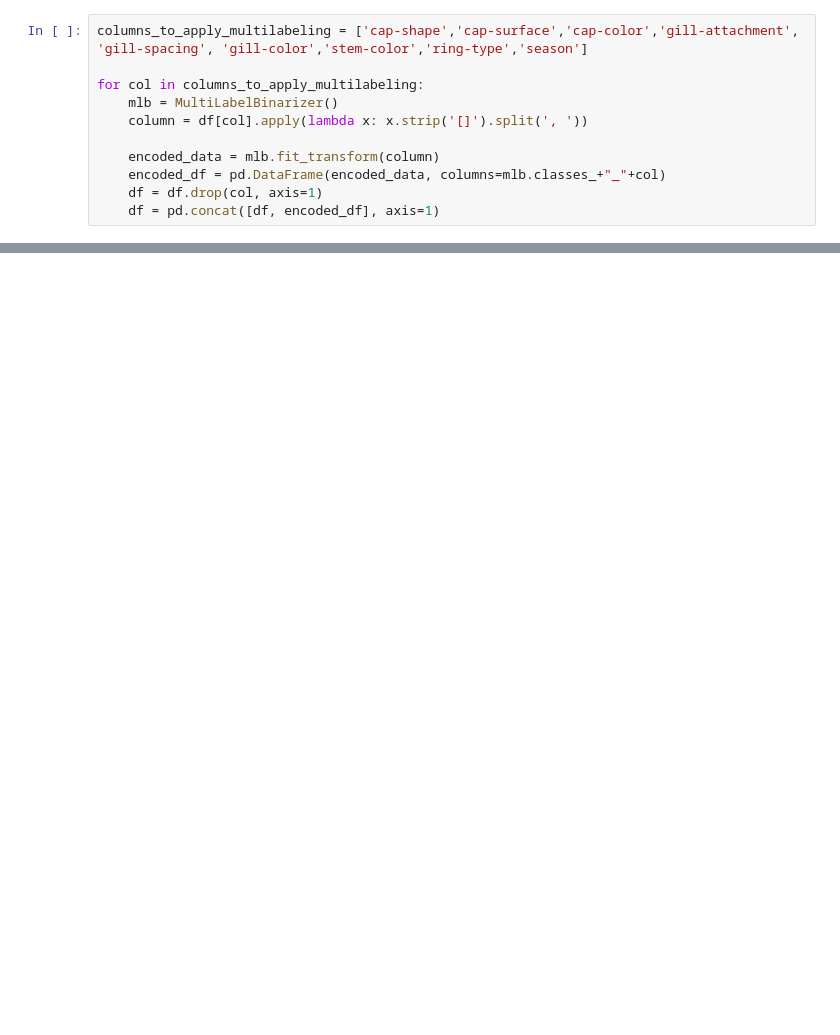
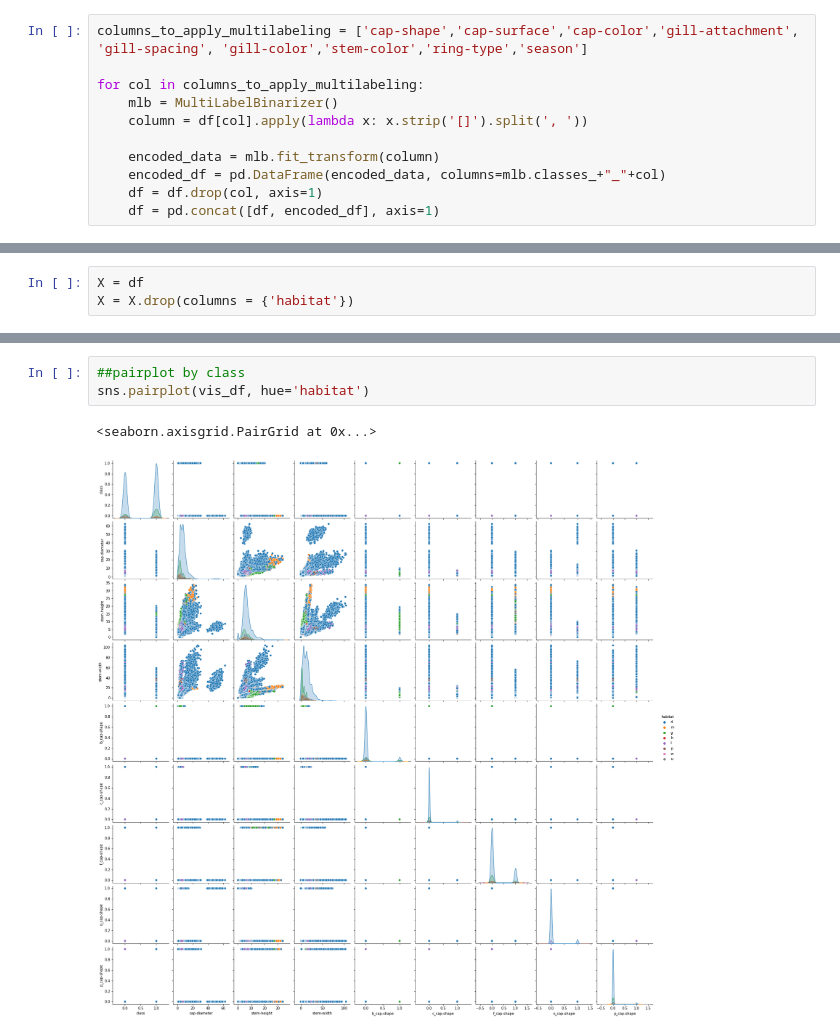
Before and after one commit to arnavkamra14/CSE151A_MushroomAnalysis, a Jupyter notebook: Preprocessing_Group_151A.ipynb, the cells around one changed output, grey strips where cells are left out. Cells and saved outputs as stored; diff of their text form; blank space fills up the shorter version.

```diff
--- a/Preprocessing_Group_151A.ipynb
+++ b/Preprocessing_Group_151A.ipynb
@@ -53,0 +111,3 @@ for col in columns_to_apply_multilabeling:
+# %%
+X = df
+X = X.drop(columns = {'habitat'})
@@ -53,0 +204,6 @@ for col in columns_to_apply_multilabeling:
+# %%
+##pairplot by class
+sns.pairplot(vis_df, hue='habitat')
+# %% [output]
+<seaborn.axisgrid.PairGrid at 0x...>
+[figure, added]
```
Also changed, not shown: parts of 28 cells of this notebook.
